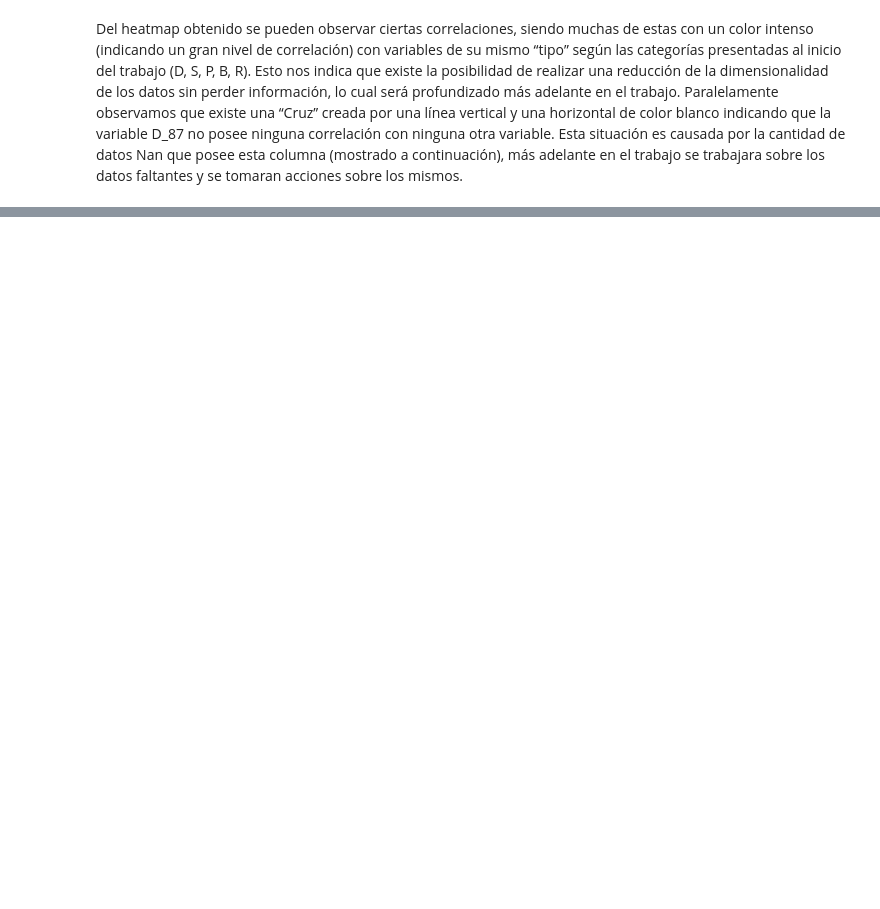
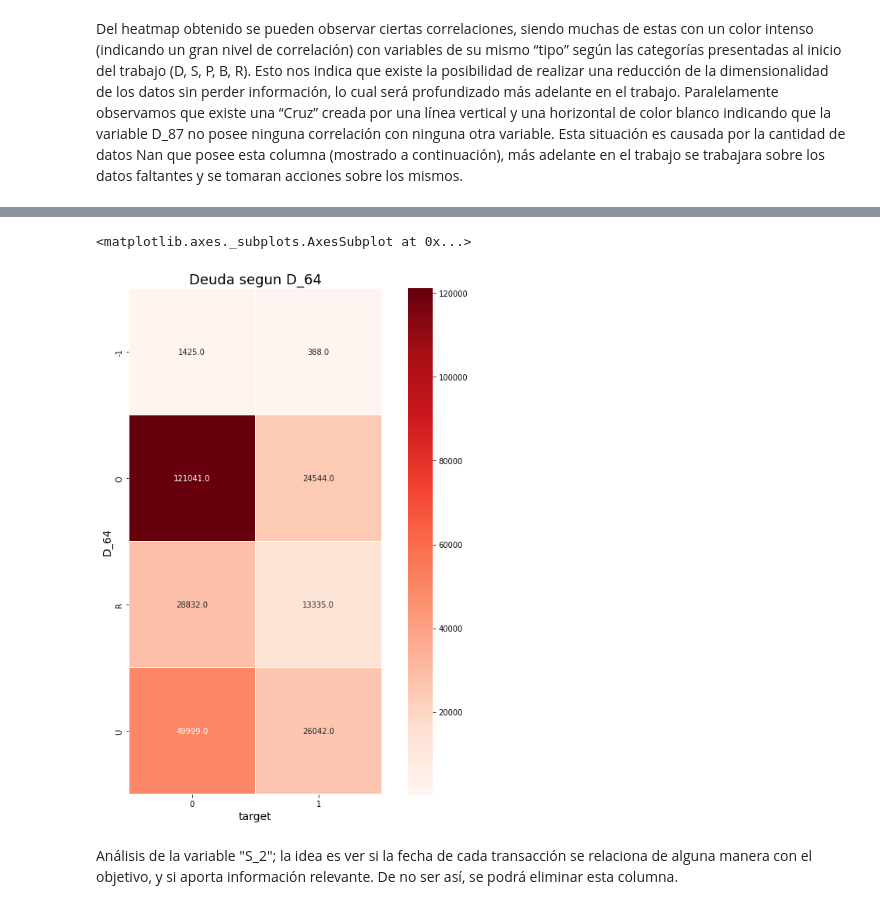
Before and after one commit to gabrielPeraltaM/datos-tp3, a Jupyter notebook: main_parquet.ipynb, the cells around one changed output, grey strips where cells are left out. Saved outputs shown, nothing was run; the diff lists cells and outputs as text; code cells hidden in the pictures; blank space fills up the shorter version.

```diff
--- a/main_parquet.ipynb
+++ b/main_parquet.ipynb
@@ -107,0 +268,3 @@ df_reducido.loc[:,'D_87']
+# %%
+deuda_D_64 = df_reducido.loc[:, ['target', 'D_64']].groupby(['D_64'])['target'].value_counts().unstack()
+deuda_D_64
@@ -107,0 +278,11 @@ df_reducido.loc[:,'D_87']
+# %%
+plt.figure(figsize=(12,12))
+plt.xlabel('Deuda', size = 14)
+plt.ylabel('D_64', size = 14)
+plt.title('Deuda segun D_64', size = 18)
+sns.heatmap(deuda_D_64, annot=True, fmt=".1f", linewidths=.5, square = True, cmap = 'Reds')
+# %% [output]
+<matplotlib.axes._subplots.AxesSubplot at 0x...>
+[figure, added]
+# %% [markdown]
+Análisis de la variable "S_2"; la idea es ver si la fecha de cada transacción se relaciona de alguna manera con el objetivo, y si aporta información relevante. De no ser así, se podrá eliminar esta columna.
```
Also changed, not shown: parts of 41 cells of this notebook.
